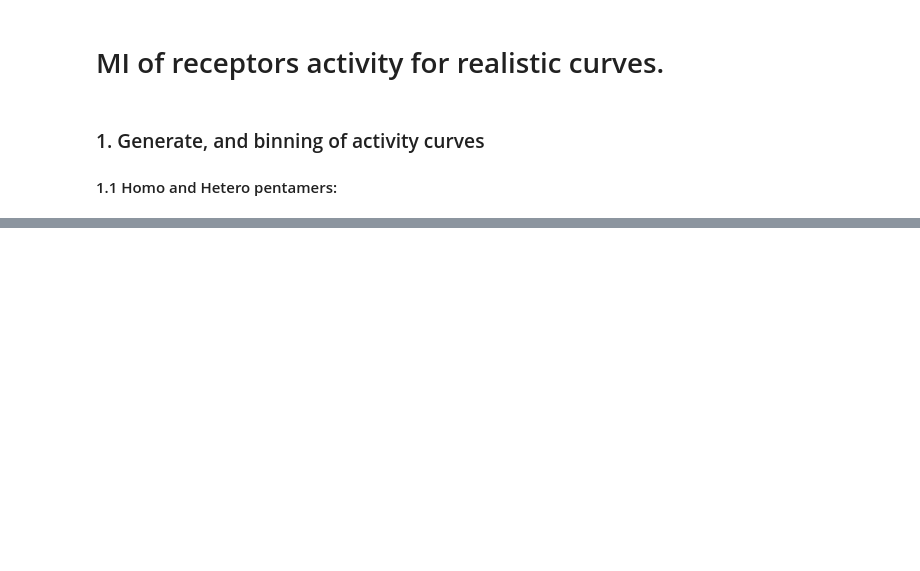
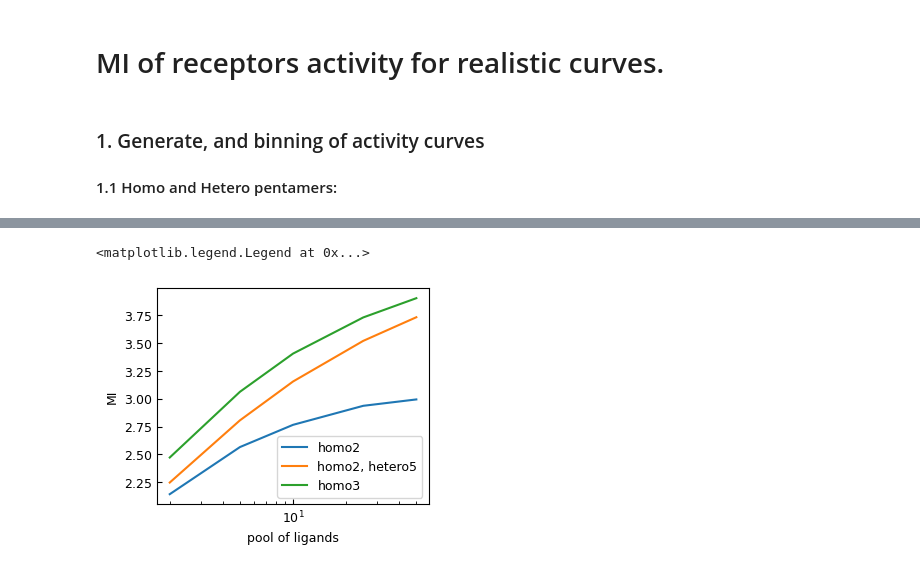
Before and after one commit to HugoLeRoy94/octopus_smelling, a Jupyter notebook: MI/activity_curves.ipynb, the cells around one changed output, grey strips where cells are left out. Drawn from its saved outputs; the diff is of its cells as text; code cells hidden in the pictures; blank space fills up the shorter version.

```diff
--- a/MI/activity_curves.ipynb
+++ b/MI/activity_curves.ipynb
@@ -514,0 +278,11 @@ analyze_activity_histogram_and_mi(A,Na)
+# %%
+names = ['homo2','homo2, hetero5','homo3']
+for i in range(av_MIL.shape[1]):
+    plt.plot(L_values,av_MIL[:,i],label=names[i])
+plt.xlabel('pool of ligands')
+plt.ylabel('MI')
+plt.xscale('log')
+plt.legend()
+# %% [output]
+<matplotlib.legend.Legend at 0x...>
+[figure, added]
```
Also changed, not shown: parts of 18 cells of this notebook, 4 other files.
